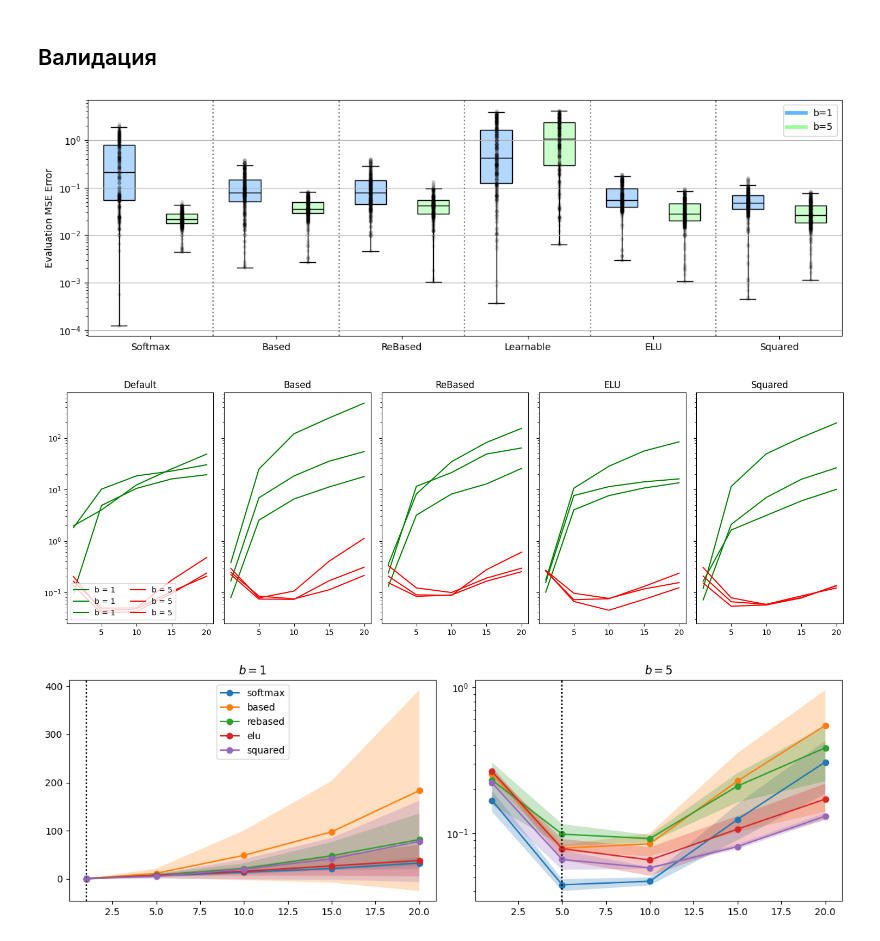
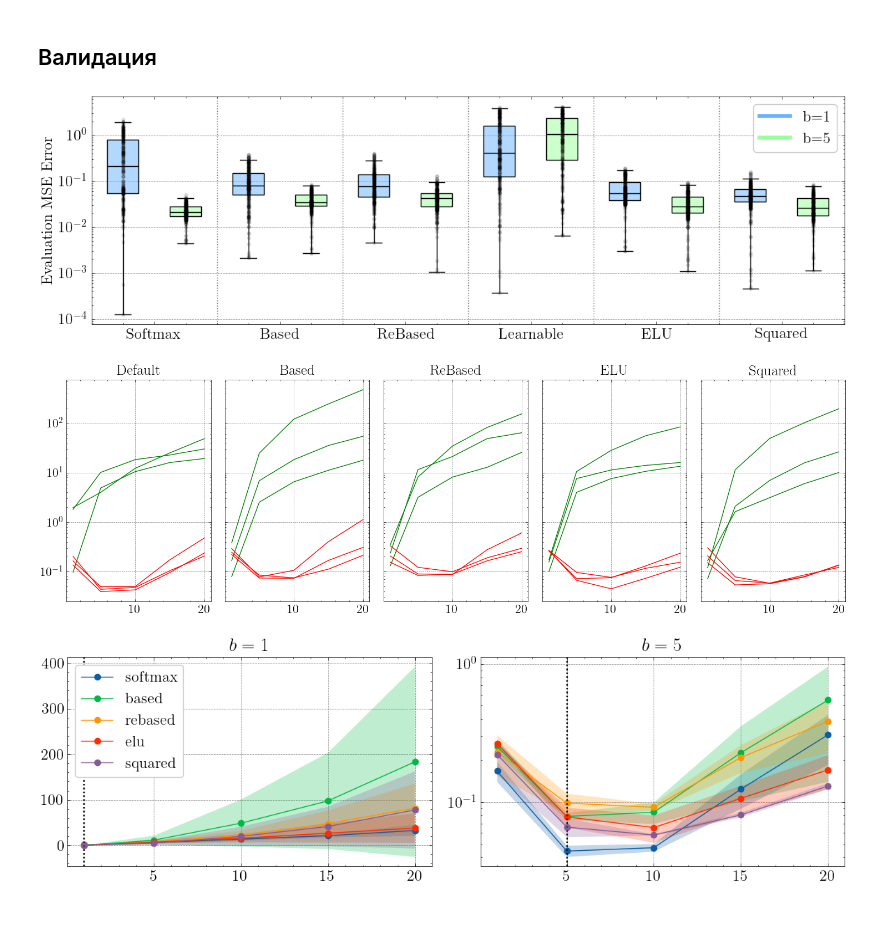
Before and after one commit to DaniilLaptev/LinearTransformers, a Jupyter notebook: training.ipynb, the cells around one changed output. Saved outputs shown, nothing was run; the diff lists cells and outputs as text; code cells hidden in the pictures.

```diff
--- a/training.ipynb
+++ b/training.ipynb
@@ -271,9 +271,9 @@ import numpy as np
 
 import matplotlib as mpl
 import matplotlib.pyplot as plt
-# import scienceplots
-# plt.style.use(['science', 'grid'])
-# mpl.rcParams["font.size"] = "16"
+import scienceplots
+plt.style.use(['science', 'grid'])
+mpl.rcParams["font.size"] = "16"
 # %%
 with open('./results/data/evaluation.json', 'r') as f:
     results = json.loads(f.read())
@@ -342,7 +342,7 @@ plt.tight_layout()
 plt.savefig('./performance 1.svg')
 plt.show()
 # %% [output]
-[figure, old version]
+[figure, new version]
 # %%
 def load_data(run_name):
     with open(f'./results/data/{run_name}.json', 'r') as file:
@@ -370,7 +372,7 @@ for i, name in enumerate(['softmax', 'based', 'rebased', 'elu', 'squared']):
     for color, b in zip(colors, bs):
         for seed in seeds:
             data = load_data(f'{name}_{b}_{seed}')['extr']
-            axs[i].plot(x, data, label = f"b = {b}", color = color)
+            axs[i].plot(x, data, color = color)
         axs[i].set_yscale('log')
 
 axs[0].title.set_text('Default')
@@ -379,36 +381,35 @@ axs[2].title.set_text('ReBased')
 # axs[3].title.set_text('Learnable')
 axs[3].title.set_text('ELU')
 axs[4].title.set_text('Squared')
-axs[0].legend(loc='lower left', ncols = 2)
 
 plt.tight_layout()
 plt.savefig('./extrapolation 1.svg')
 plt.show()
 # %% [output]
-[figure, old version]
+[figure, new version]
 # %%
 fig, axs = plt.subplots(1, 2, figsize=(12, 4))
 
 x = [1, 5, 10, 15, 20]
 names = ['softmax', 'based', 'rebased', 'elu', 'squared']
 
 for i in range(2):
     for name in names:
         nms = [f'{name}_{x[i]}' + f'_{seed}' for seed in [42, 451, 1984]]
         mean, var = get_plotting_data('extr', *nms)
         axs[i].plot(x, mean, label = name, marker = 'o')
         axs[i].fill_between(x, mean + var, mean - var, alpha = 0.25, linewidth = 0)
         axs[i].axvline(x=x[i], color = 'k', linestyle = ':', alpha = 0.5, linewidth = 1.5)
 axs[1].set_yscale('log')
 
-axs[0].legend()
+axs[0].legend(loc='upper left')
 axs[0].title.set_text(r'$b = 1$')
 axs[1].title.set_text(r'$b = 5$')
 # axs[2].title.set_text(r'$b = 10$')
 # axs[3].title.set_text(r'$b = 15$')
 
 plt.tight_layout()
 plt.savefig('./extrapolation 2.svg', format = 'svg')
 plt.show()
 # %% [output]
-[figure, old version]
+[figure, new version]
```
Also changed, not shown: parts of 1 cell of this notebook, 4 other files.
